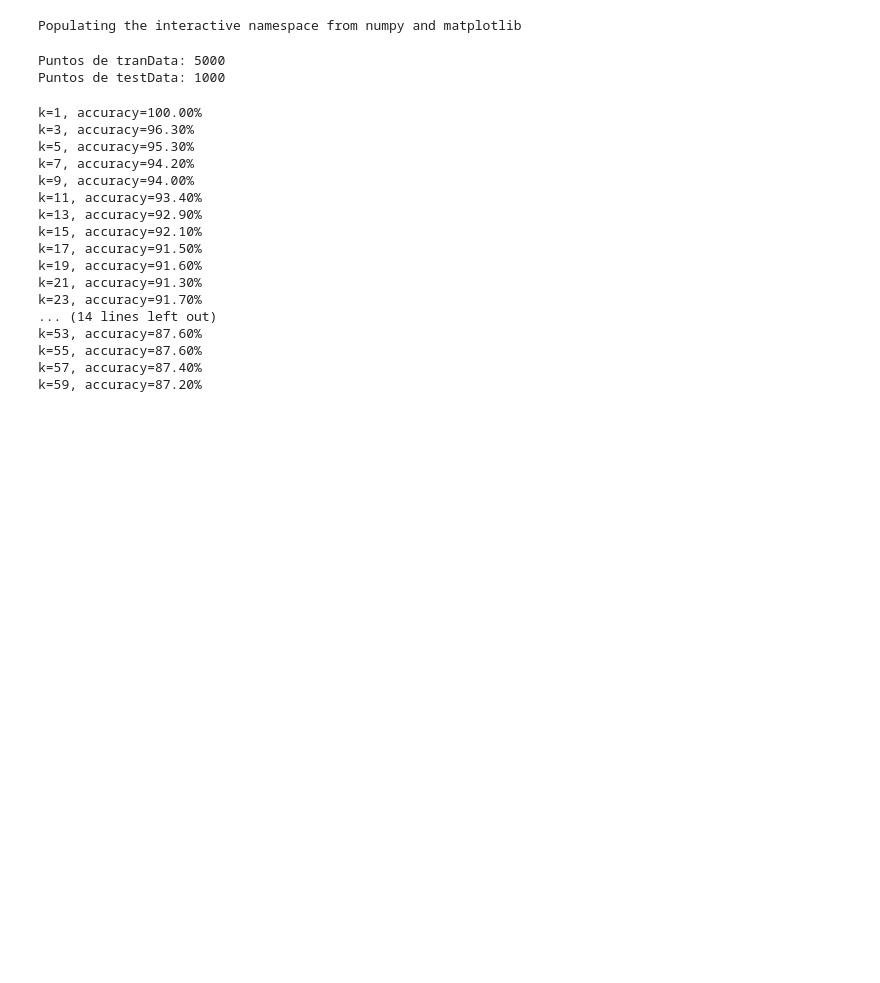
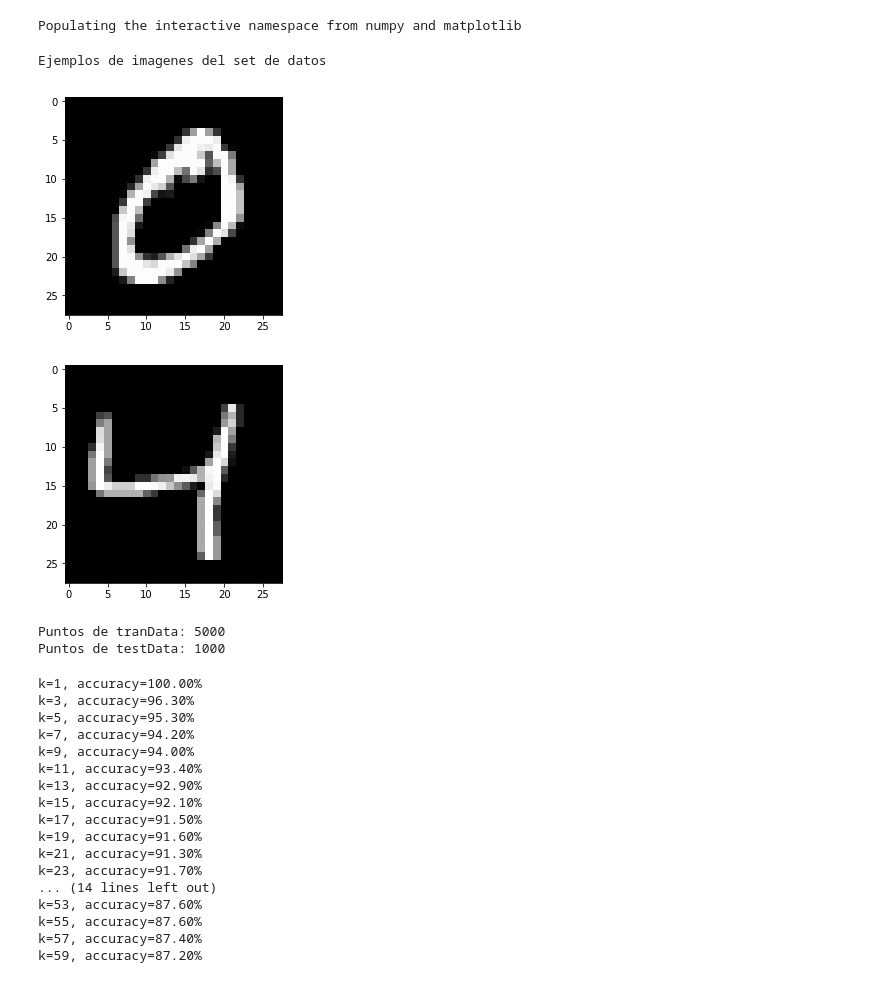
Before and after one commit to moncholo/knn-datos, a Jupyter notebook: KNN with MNIST.ipynb, the cells around one changed output. Saved outputs shown, nothing was run; the diff lists cells and outputs as text; code cells hidden in the pictures; blank space fills up the shorter version.

```diff
--- a/KNN with MNIST.ipynb
+++ b/KNN with MNIST.ipynb
@@ -32,12 +32,22 @@ trainData = trainData.astype('float32')
 testData = testData.astype('float32')
 trainData /= 255
 testData /= 255
-# %%
-print("Puntos de tranData: {}".format(len(trainLabels)))
-print("Puntos de testData: {}".format(len(testLabels)))
-# %% [output]
-Puntos de tranData: 5000
-Puntos de testData: 1000
+# %%
+print("Ejemplos de imagenes del set de datos")
+
+plt.imshow(np.array(trainData[1], dtype='float32').reshape((28, 28)), cmap='gray')
+plt.show()
+plt.imshow(np.array(trainData[2], dtype='float32').reshape((28, 28)), cmap='gray')
+plt.show()
+
+print("Puntos de tranData: {}".format(len(trainLabels)))
+print("Puntos de testData: {}".format(len(testLabels)))
+# %% [output]
+Ejemplos de imagenes del set de datos
+[figure, added]
+[figure, added]
+Puntos de tranData: 5000
+Puntos de testData: 1000
 # %%
 # Lista de valores de K impares (1,3,5,7,9..39)
 kVals = range(1, 60, 2)
```
